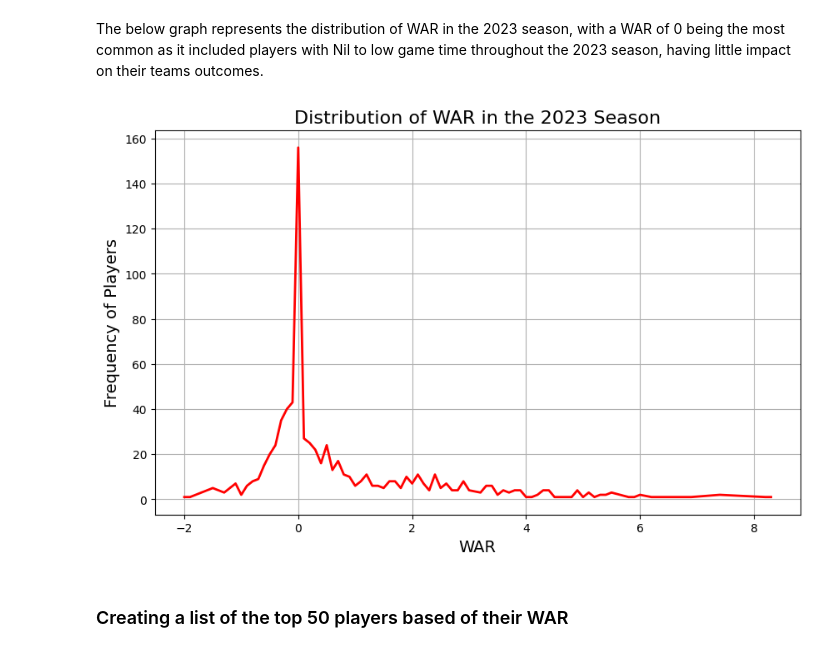
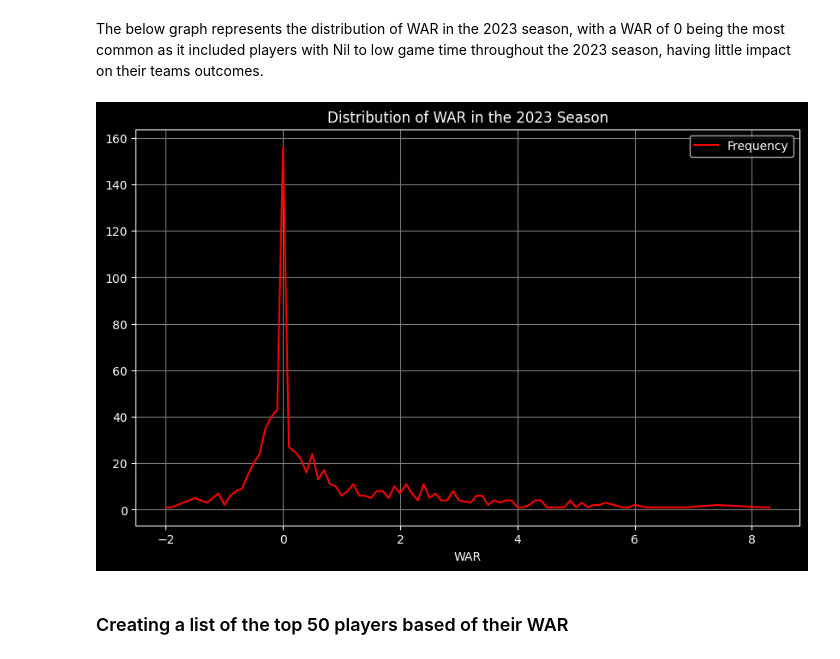
Before and after one commit to Ethanp333/baseball_data, a Jupyter notebook: starting_new.ipynb, the cells around one changed output. Drawn from its saved outputs; the diff is of its cells as text; code cells hidden in the pictures.

```diff
--- a/starting_new.ipynb
+++ b/starting_new.ipynb
@@ -156,37 +156,47 @@ $$
 While there are many details within the WAR formula, this overview provides the key concepts behind its calculation (Slowinski, 2012).
 # %% [markdown]
 The below graph represents the distribution of WAR in the 2023 season, with a WAR of 0 being the most common as it included players with Nil to low game time throughout the 2023 season, having little impact on their teams outcomes.
-# %%
-import pandas as pd
-import matplotlib.pyplot as plt
-
-# Load the data
-file_path = "WAR_2023.csv"
-df = pd.read_csv(file_path, encoding='ISO-8859-1')
-
-# Extract the WAR column (assuming it's the 16th column, index 15)
-war_column = df.iloc[:, 15]
-
-# Compute the frequency distribution of the WAR values
-war_counts = war_column.value_counts().sort_index()
-
-# Create the line plot using Matplotlib
-plt.figure(figsize=(10, 6))
-plt.plot(war_counts.index, war_counts.values, color='red', linewidth=2)
-
-# Customize the plot
-plt.title("Distribution of WAR in the 2023 Season", fontsize=16)
-plt.xlabel("WAR", fontsize=14)
-plt.ylabel("Frequency of Players", fontsize=14)
-plt.grid(True)
-
-# Customize further with a dark background if desired
-plt.style.use('dark_background')
-
-# Show the plot
-plt.show()
-# %% [output]
-[figure, removed]
+# %%
+import pandas as pd
+
+# Load the data
+file_path = "WAR_2023.csv"
+df = pd.read_csv(file_path, encoding='ISO-8859-1')
+
+# Extract the WAR column (assuming it's the 16th column, index 15)
+war_column = df.iloc[:, 15]
+
+# Compute the frequency distribution of the WAR values
+war_counts = war_column.value_counts().sort_index()
+
+# Convert the frequency distribution to a DataFrame
+war_counts_df = war_counts.reset_index()
+war_counts_df.columns = ['WAR', 'Frequency']
+
+# Plot using pandas' built-in plotting function
+ax = war_counts_df.plot(
+    x='WAR',
+    y='Frequency',
+    kind='line',
+    title="Distribution of WAR in the 2023 Season",
+    grid=True,
+    color='red',  # Red line color
+    figsize=(10, 6)  # Optional: adjust the figure size
+)
+
+# Customize the background and plot aesthetics
+ax.set_facecolor('black')  # Set background color to black
+ax.figure.set_facecolor('black')  # Set the figure background to black
+ax.title.set_color('white')  # Set title color to white
+ax.xaxis.label.set_color('white')  # Set x-axis label color to white
+ax.yaxis.label.set_color('white')  # Set y-axis label color to white
+ax.tick_params(colors='white')  # Set tick label color to white
+ax.grid(color='gray')  # Set grid color
+
+# Display the plot
+plt.show()
+# %% [output]
+[figure, added]
 # %% [markdown]
 ### Creating a list of the top 50 players based of their WAR
 # %%
```
